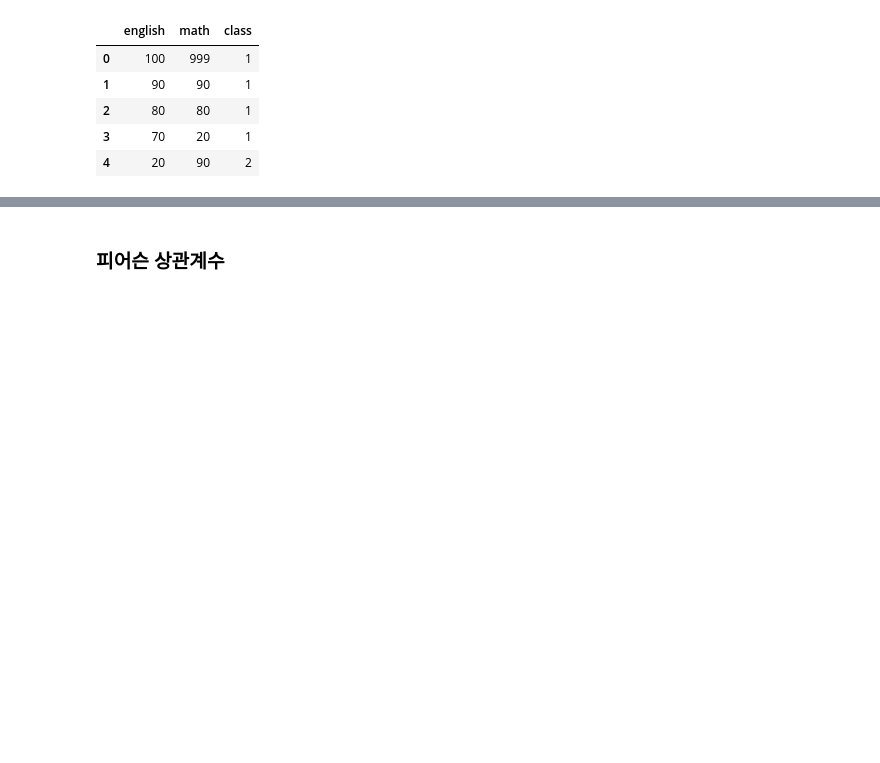
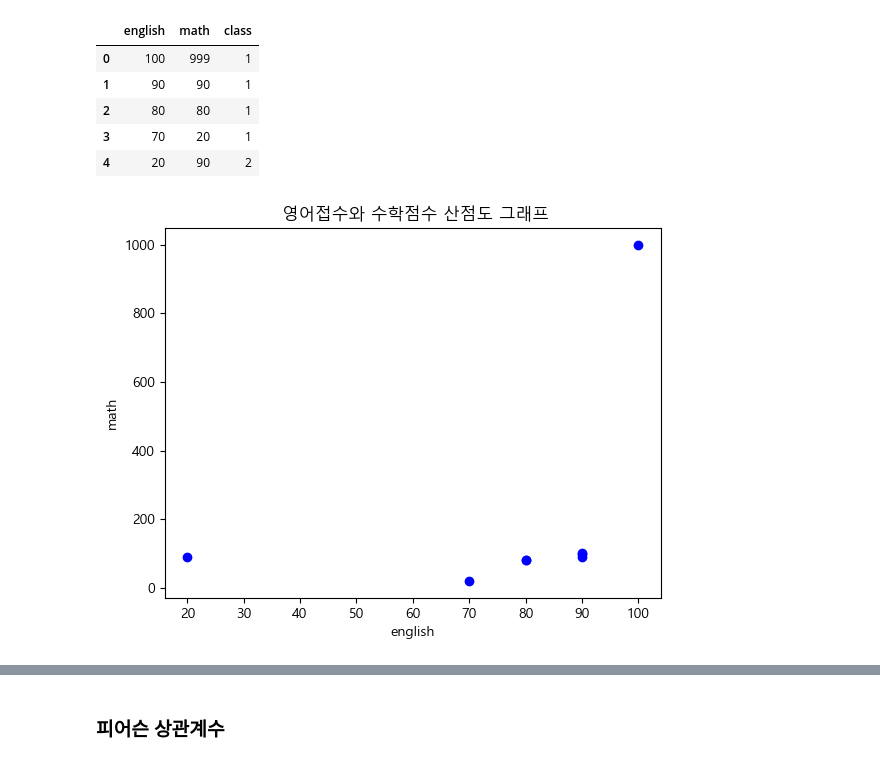
Before and after one commit to Ju0011/SW_Java, a Jupyter notebook: ws05_DataAnalytics/03_데이터분석의모든것_탐색적 데이터 분석 4강.ipynb, the cells around one changed output, grey strips where cells are left out. Saved outputs shown, nothing was run; the diff lists cells and outputs as text; code cells hidden in the pictures; blank space fills up the shorter version.

Commit message:
data analysis_상관계수

```diff
--- a/ws05_DataAnalytics/03_데이터분석의모든것_탐색적 데이터 분석 4강.ipynb
+++ b/ws05_DataAnalytics/03_데이터분석의모든것_탐색적 데이터 분석 4강.ipynb
@@ -20,8 +20,8 @@ warnings.filterwarnings(action='ignore')
 # 데이터 준비
 import pandas as pd
 
-students = pd.#TODO("data/students.csv")
-students.#TODO
+students = pd.read_csv("data/students.csv")
+students.head()
 # %% [output]
 |  | english | math | class |
 | 0 | 100 | 999 | 1 |
@@ -30,11 +30,13 @@ students.#TODO
 | 3 | 70 | 20 | 1 |
 | 4 | 20 | 90 | 2 |
 # %%
-plt.#TODO( students["english"], students["math"], 'bo')
+plt.plot( students["english"], students["math"], 'bo')
 plt.xlabel('english')
 plt.ylabel('math')
-plt.#TODO(" 영어접수와 수학점수 산점도 그래프")
+plt.title(" 영어접수와 수학점수 산점도 그래프")
 plt.show()
+# %% [output]
+[figure, added]
 # %%
 import seaborn as sns
 # 데이터 준비
```
Also changed, not shown: parts of 9 cells of this notebook.
